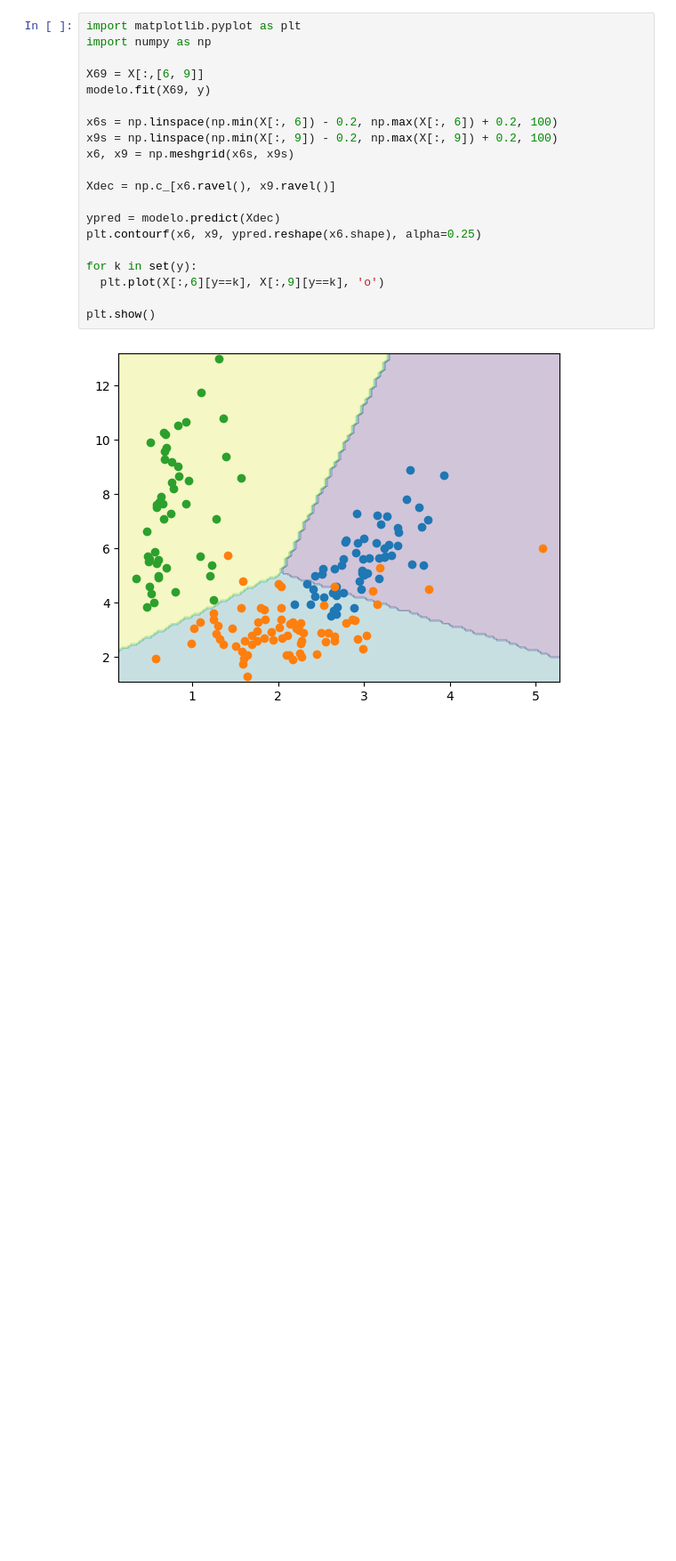
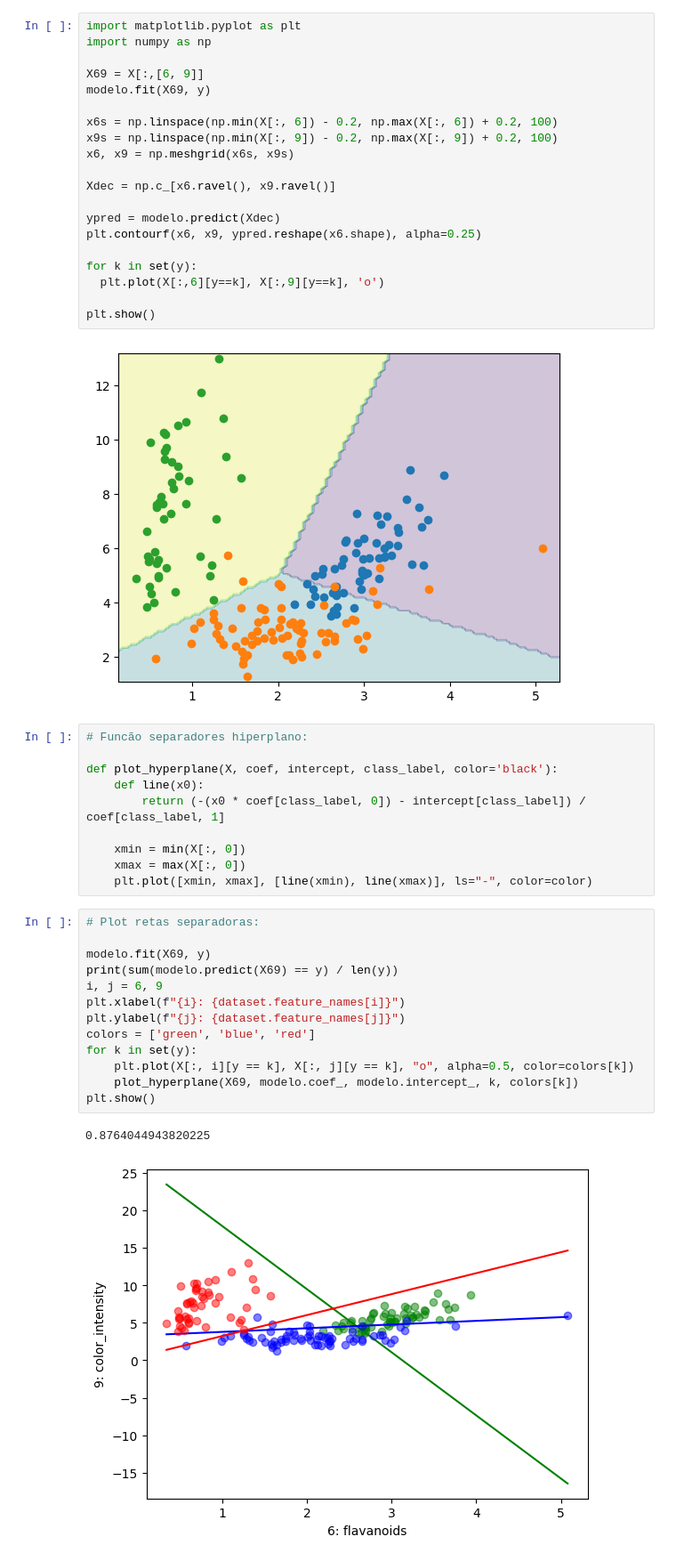
Before and after one commit to gustavoamora/patter_recognition_and_machine_learningning, a Jupyter notebook: aula3a_multiclasse.ipynb, the cells around one changed output. Shown: that part at 89% size. Cells and saved outputs as stored; diff of their text form; blank space fills up the shorter version.

```diff
--- a/aula3a_multiclasse.ipynb
+++ b/aula3a_multiclasse.ipynb
@@ -165,3 +165,29 @@ for k in set(y):
 plt.show()
 # %% [output]
 [figure]
+# %%
+# Funcão separadores hiperplano:
+
+def plot_hyperplane(X, coef, intercept, class_label, color='black'):
+    def line(x0):
+        return (-(x0 * coef[class_label, 0]) - intercept[class_label]) / coef[class_label, 1]
+
+    xmin = min(X[:, 0])
+    xmax = max(X[:, 0])
+    plt.plot([xmin, xmax], [line(xmin), line(xmax)], ls="-", color=color)
+# %%
+# Plot retas separadoras:
+
+modelo.fit(X69, y)
+print(sum(modelo.predict(X69) == y) / len(y))
+i, j = 6, 9
+plt.xlabel(f"{i}: {dataset.feature_names[i]}")
+plt.ylabel(f"{j}: {dataset.feature_names[j]}")
+colors = ['green', 'blue', 'red']
+for k in set(y):
+    plt.plot(X[:, i][y == k], X[:, j][y == k], "o", alpha=0.5, color=colors[k])
+    plot_hyperplane(X69, modelo.coef_, modelo.intercept_, k, colors[k])
+plt.show()
+# %% [output]
+0.8764044943820225
+[figure, added]
```
Also changed, not shown: parts of 6 cells of this notebook.
